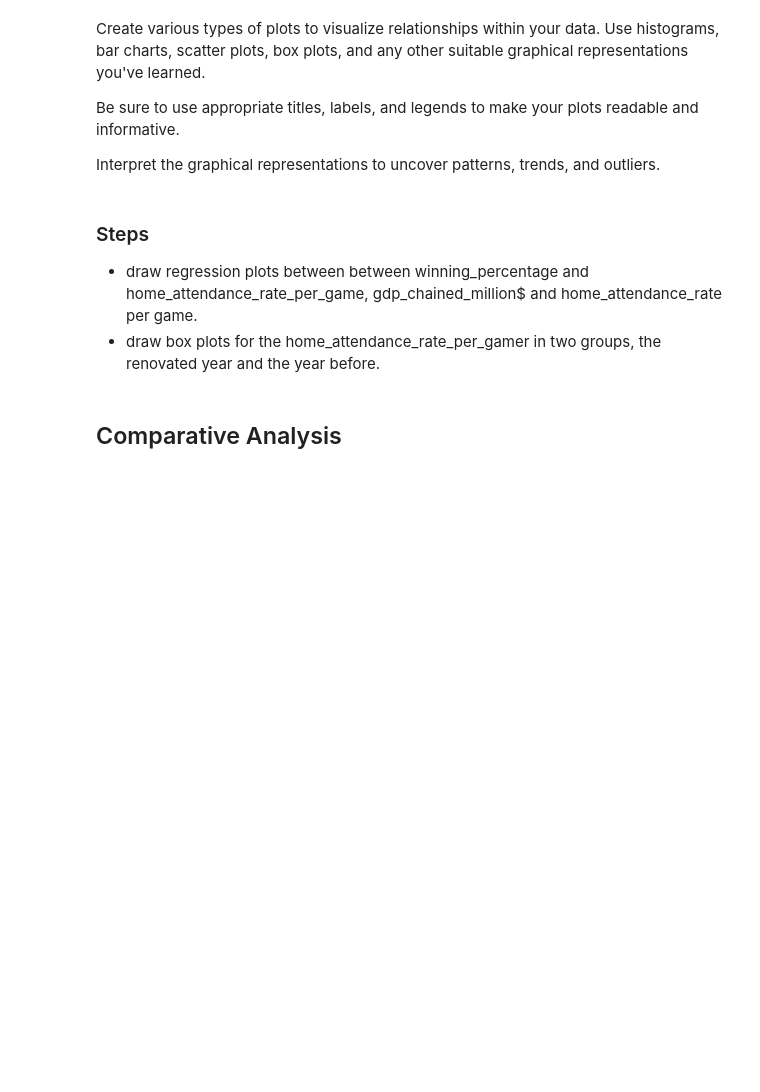
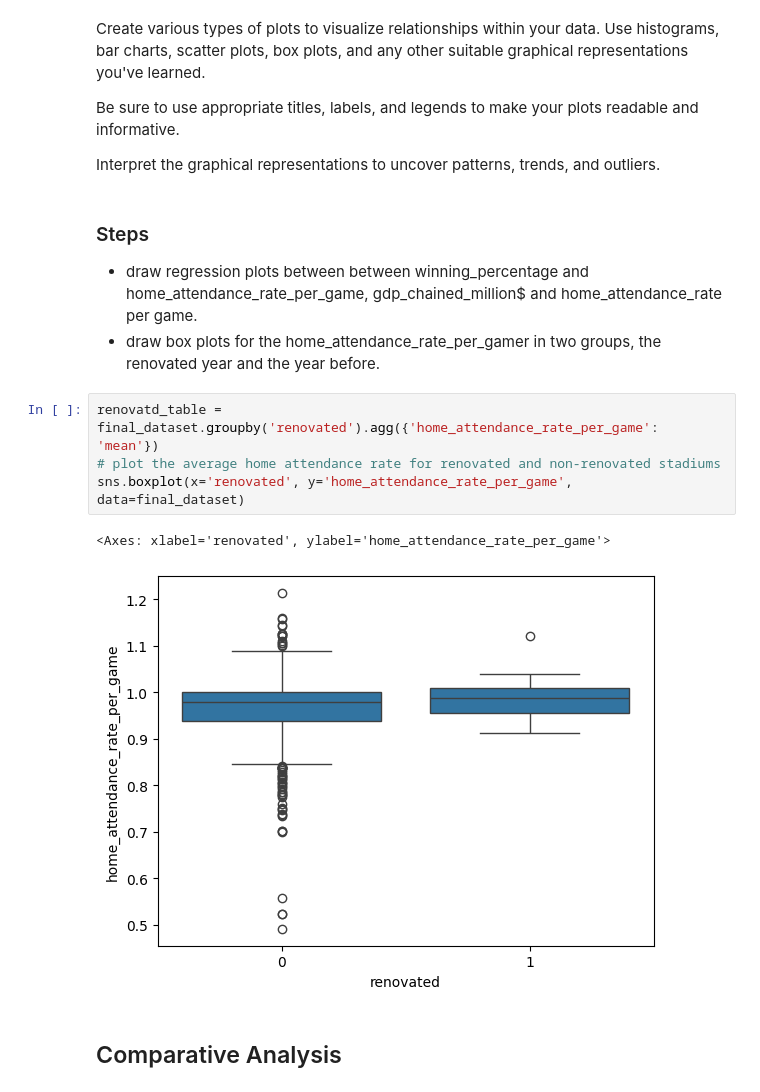
Before and after one commit to RaymoneXTY/SI618project_WN2024, a Jupyter notebook: part2-analysis.ipynb, the cells around one changed output. Drawn from its saved outputs; the diff is of its cells as text; blank space fills up the shorter version.

```diff
--- a/part2-analysis.ipynb
+++ b/part2-analysis.ipynb
@@ -113,6 +260,13 @@ Interpret the graphical representations to uncover patterns, trends, and outlier
 ### Steps
 - draw regression plots between between winning_percentage and home_attendance_rate_per_game, gdp_chained_million$ and home_attendance_rate per game.
 - draw box plots for the home_attendance_rate_per_gamer in two groups, the renovated year and the year before.
+# %%
+renovatd_table = final_dataset.groupby('renovated').agg({'home_attendance_rate_per_game': 'mean'})
+# plot the average home attendance rate for renovated and non-renovated stadiums
+sns.boxplot(x='renovated', y='home_attendance_rate_per_game', data=final_dataset)
+# %% [output]
+<Axes: xlabel='renovated', ylabel='home_attendance_rate_per_game'>
+[figure, added]
 # %% [markdown]
 ## Comparative Analysis
 # %% [markdown]
```
Also changed, not shown: parts of 16 cells of this notebook, 1 other file.
